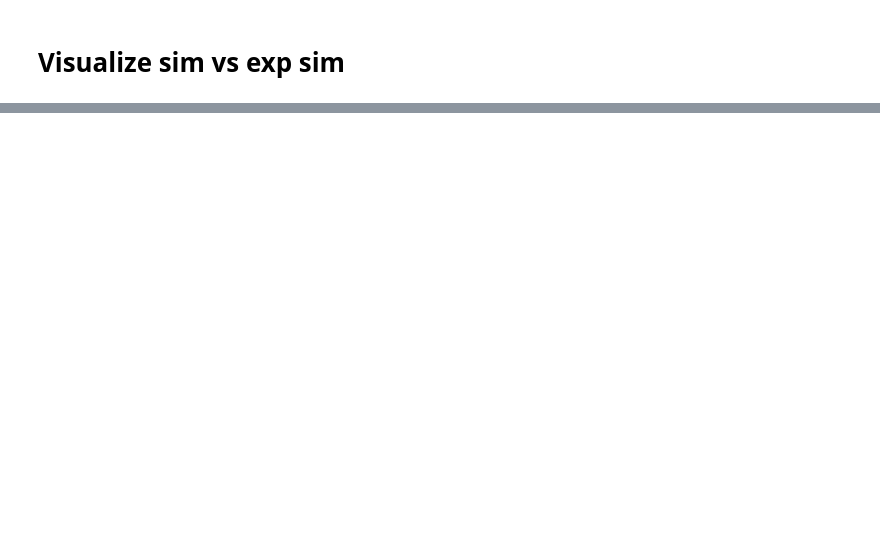
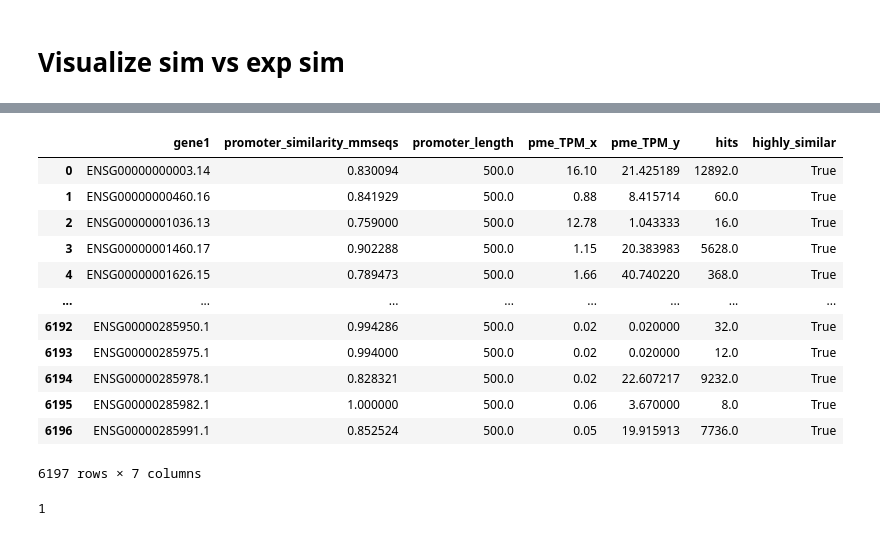
Before and after one commit to luisas/promoter-x, a Jupyter notebook: src/analysis/01_similarity_plots.ipynb, the cells around one changed output, grey strips where cells are left out. Saved outputs shown, nothing was run; the diff lists cells and outputs as text; code cells hidden in the pictures; blank space fills up the shorter version.

```diff
--- a/src/analysis/01_similarity_plots.ipynb
+++ b/src/analysis/01_similarity_plots.ipynb
@@ -17,0 +24,6 @@ df_plot = df_plot[(df_plot["gene1"] == gene) | (df_plot["gene2"] == gene)]
+# %%
+# select a gene that is very lowly expressed in one sample
+df_gene_filter = df_complete[df_complete["complete_name"] == "liver_ENCFF658MFL"]
+# group by gene1 and extract the mean expression value of pme_TMP1
+df_gene_filter = df_gene_filter.groupby("gene1").mean("pme_TPM_x").reset_index()
+df_gene_filter.sort_values("pme_TPM_x", ascending=False).head(10)
@@ -17,0 +59,21 @@ df_plot = df_plot[(df_plot["gene1"] == gene) | (df_plot["gene2"] == gene)]
+# %%
+df_gene_filter
+# %% [output]
+|  | gene1 | promoter_similarity_mmseqs | promoter_length | pme_TPM_x | pme_TPM_y | hits | highly_similar |
+| 0 | ENSG00000000003.14 | 0.830094 | 500.0 | 16.10 | 21.425189 | 12892.0 | True |
+| 1 | ENSG00000000460.16 | 0.841929 | 500.0 | 0.88 | 8.415714 | 60.0 | True |
+| 2 | ENSG00000001036.13 | 0.759000 | 500.0 | 12.78 | 1.043333 | 16.0 | True |
+| 3 | ENSG00000001460.17 | 0.902288 | 500.0 | 1.15 | 20.383983 | 5628.0 | True |
+| 4 | ENSG00000001626.15 | 0.789473 | 500.0 | 1.66 | 40.740220 | 368.0 | True |
+| ... | ... | ... | ... | ... | ... | ... | ... |
+| 6192 | ENSG00000285950.1 | 0.994286 | 500.0 | 0.02 | 0.020000 | 32.0 | True |
+| 6193 | ENSG00000285975.1 | 0.994000 | 500.0 | 0.02 | 0.020000 | 12.0 | True |
+| 6194 | ENSG00000285978.1 | 0.828321 | 500.0 | 0.02 | 22.607217 | 9232.0 | True |
+| 6195 | ENSG00000285982.1 | 1.000000 | 500.0 | 0.06 | 3.670000 | 8.0 | True |
+| 6196 | ENSG00000285991.1 | 0.852524 | 500.0 | 0.05 | 19.915913 | 7736.0 | True |
+6197 rows × 7 columns
+# %%
+# what is the max of highly similar genes
+df_gene_filter.groupby("gene1")["highly_similar"].sum().max()
+# %% [output]
+1
```
Also changed, not shown: parts of 8 cells of this notebook, 2 other files.
